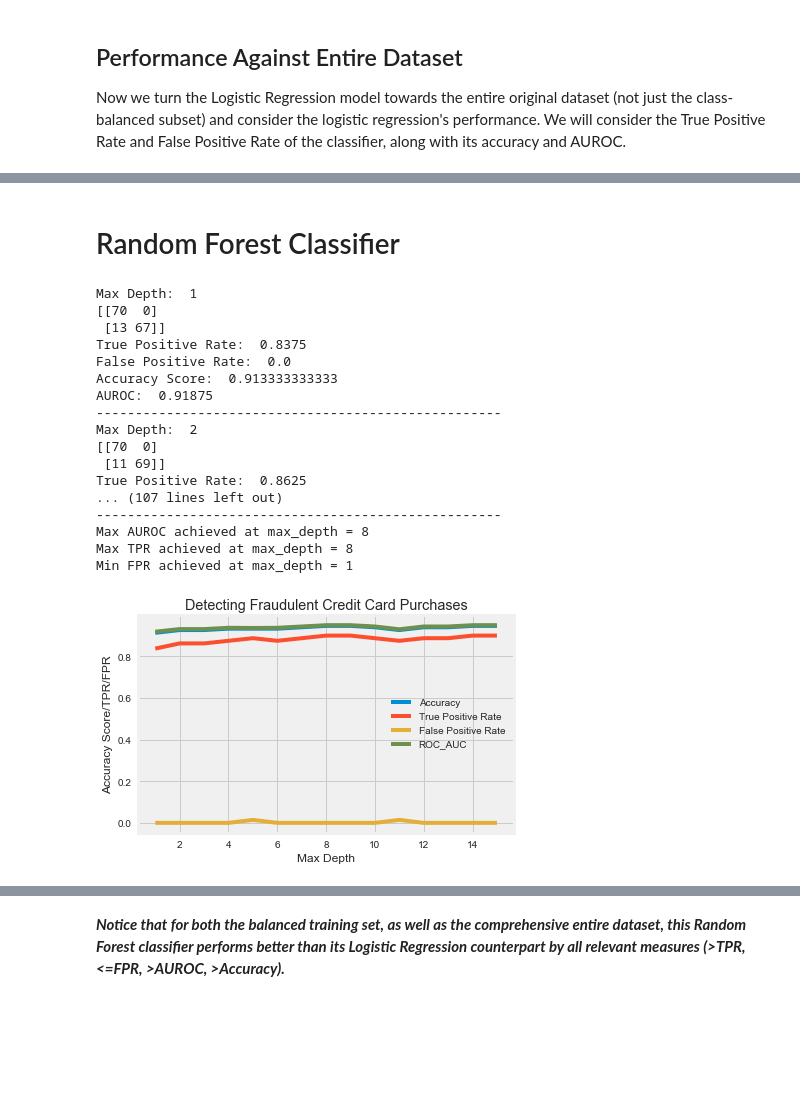
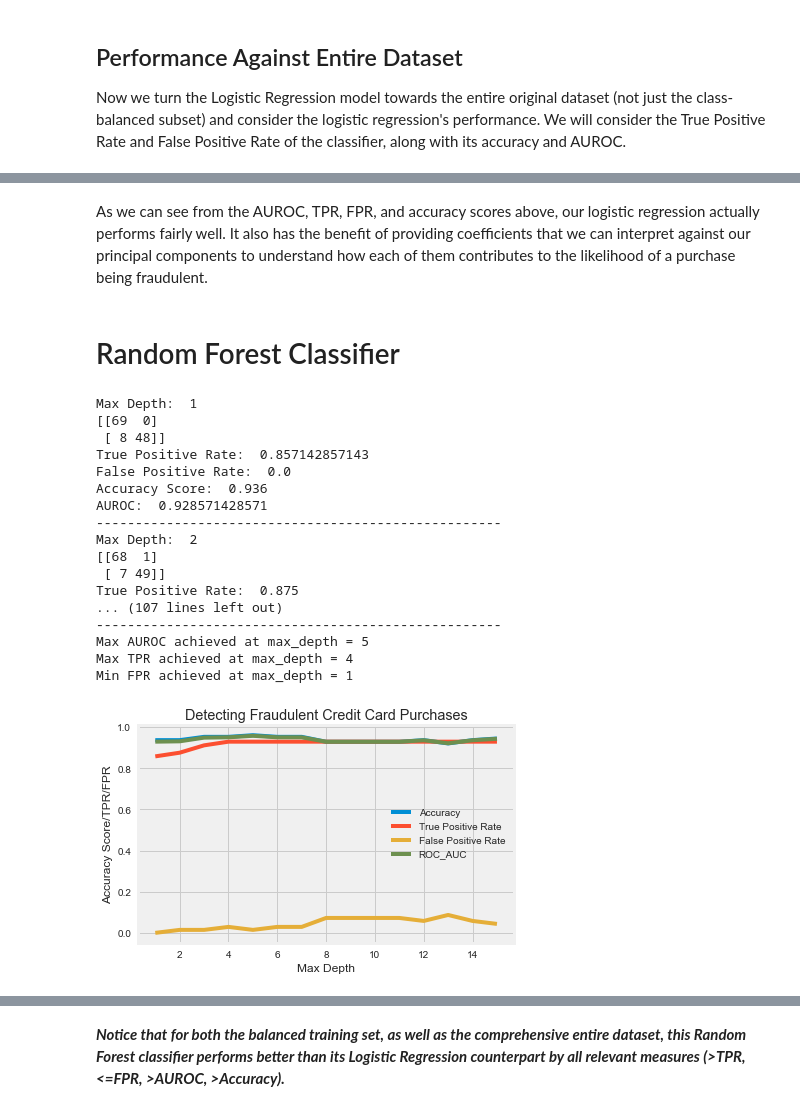
Before and after one commit to clbaechtold/ds5k_homework, a Jupyter notebook: final_project/credit_card_fraud.ipynb, the cells around one changed output, grey strips where cells are left out. Drawn from its saved outputs; the diff is of its cells as text; code cells hidden in the pictures; blank space fills up the shorter version.

```diff
--- a/final_project/credit_card_fraud.ipynb
+++ b/final_project/credit_card_fraud.ipynb
@@ -109,0 +152,17 @@ We grab the ten most highly-correlated features with our class labels, as well a
+# %%
+logit_feat = LogisticRegression()
+feat_aurocs = []
+num_feats = []
+X_feats_train, X_feats_test, y_feats_train, y_feats_test = train_test_split(balanced.drop('Class',axis=1),balanced['Class'],random_state=124)
+for f in range(1,len(list(ranked.index))):
+    feats = list(ranked.index[1:f+1])
+    num_feats.append(len(feats))
+    logit_feat.fit(X_feats_train[feats],y_feats_train)
+    feat_aurocs.append(roc_auc_score(y_feats_test,logit_feat.predict(X_feats_test[feats])))
+
+opt_num_feats = feat_aurocs.index(max(feat_aurocs))
+print 'Max AUROC achieved with', opt_num_feats+1, 'input features'
+plt.plot(num_feats,feat_aurocs);
+plt.xlabel('Number of Input Features');
+plt.ylabel('AUROC');
+plt.title('Preliminary Logistic Regression AUROC');
@@ -110,4 +172,4 @@ We grab the ten most highly-correlated features with our class labels, as well a
 # %%
-top_features = list(ranked.index[1:11])
+top_features = list(ranked.index[1:opt_num_feats+2])
 print list(top_features)
 # %% [output]
@@ -146,4 +191,4 @@ Name: Class, dtype: int64
 X = balanced[top_features]
 y = balanced['Class']
 
-X_train, X_test, y_train, y_test = train_test_split(X,y,test_size=.3)
+X_train, X_test, y_train, y_test = train_test_split(X,y,test_size=.25,random_state=124)
@@ -224,3 +267,5 @@ AUROC:  0.939531553446
+# %% [markdown]
+As we can see from the AUROC, TPR, FPR, and accuracy scores above, our logistic regression actually performs fairly well.  It also has the benefit of providing coefficients that we can interpret against our principal components to understand how each of them contributes to the likelihood of a purchase being fraudulent.
 # %% [markdown]
 # Random Forest Classifier
 # %%
@@ -239,42 +284,44 @@ for depth in max_depth_range:
     y_rf_pred = rf_class.predict(X_test)
     score = rf_class.score(X_test,y_test)
     print 'Max Depth: ', depth
     score,tpr,fpr,auroc  = advanced_metrics(rf_class,X_test,y_test)
     print '----------------------------------------------------'
     tprs.append(tpr)
     fprs.append(fpr)
     scores.append(score)
     aurocs.append(auroc)
 
 print 'Max AUROC achieved at max_depth =', max_depth_range[aurocs.index(max(aurocs))]
 print 'Max TPR achieved at max_depth =', max_depth_range[tprs.index(max(tprs))]
 print 'Min FPR achieved at max_depth =', max_depth_range[fprs.index(min(fprs))]
 
+depth_to_use = max_depth_range[aurocs.index(max(aurocs))]
+
 plt.plot(max_depth_range,scores, label='Accuracy');
 plt.plot(max_depth_range,tprs, label='True Positive Rate');
 plt.plot(max_depth_range,fprs, label='False Positive Rate');
 plt.plot(max_depth_range,aurocs, label='ROC_AUC');
 plt.xlabel('Max Depth');
 plt.title('Detecting Fraudulent Credit Card Purchases')
 plt.ylabel('Accuracy Score/TPR/FPR');
 plt.legend();
 # %% [output]
 Max Depth:  1
-[[70  0]
- [13 67]]
-True Positive Rate:  0.8375
+[[69  0]
+ [ 8 48]]
+True Positive Rate:  0.857142857143
 False Positive Rate:  0.0
-Accuracy Score:  0.913333333333
-AUROC:  0.91875
+Accuracy Score:  0.936
+AUROC:  0.928571428571
 ----------------------------------------------------
 Max Depth:  2
-[[70  0]
- [11 69]]
-True Positive Rate:  0.8625
+[[68  1]
+ [ 7 49]]
+True Positive Rate:  0.875
 ... (107 lines left out)
 ----------------------------------------------------
-Max AUROC achieved at max_depth = 8
-Max TPR achieved at max_depth = 8
+Max AUROC achieved at max_depth = 5
+Max TPR achieved at max_depth = 4
 Min FPR achieved at max_depth = 1
-[figure, old version]
+[figure, new version]
 # %%
```
Also changed, not shown: parts of 33 cells of this notebook.
